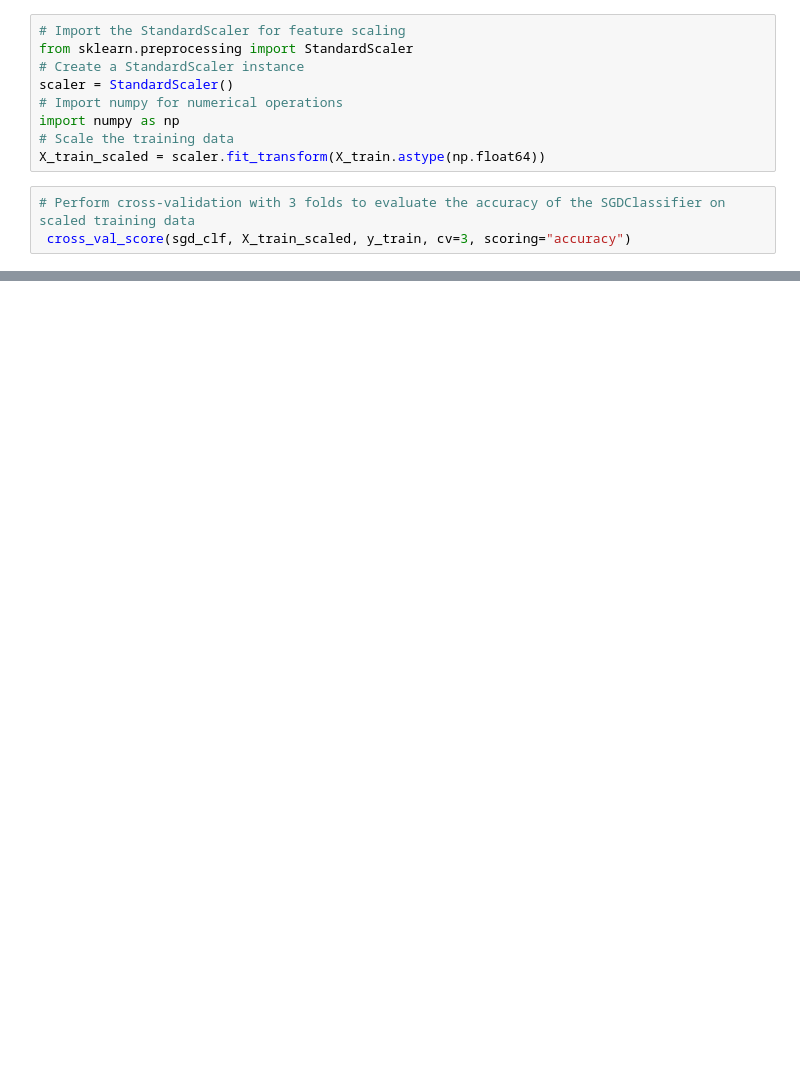
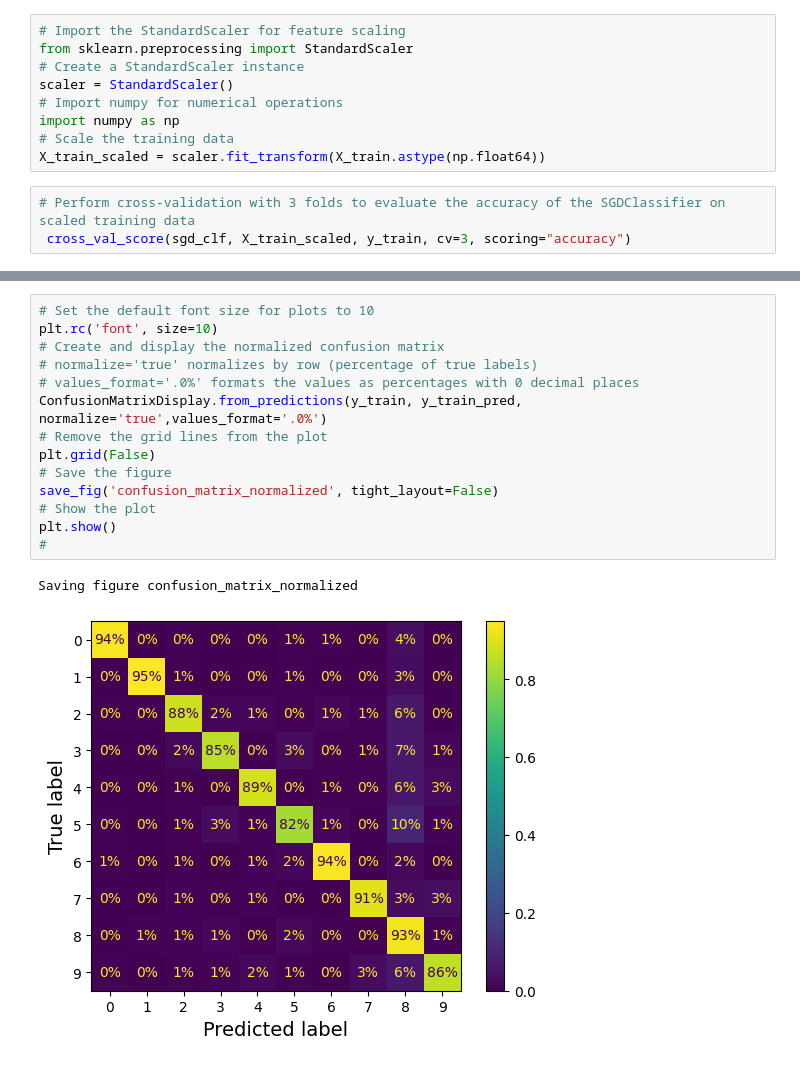
Before and after one commit to Saifullah785/hands-on-ml-notes-practice, a Jupyter notebook: Chapter_03_classification.ipynb, the cells around one changed output, grey strips where cells are left out. Drawn from its saved outputs; the diff is of its cells as text; blank space fills up the shorter version.

```diff
--- a/Chapter_03_classification.ipynb
+++ b/Chapter_03_classification.ipynb
@@ -645,0 +668,17 @@ X_train_scaled = scaler.fit_transform(X_train.astype(np.float64))
+# %%
+# Set the default font size for plots to 10
+plt.rc('font', size=10)
+# Create and display the normalized confusion matrix
+# normalize='true' normalizes by row (percentage of true labels)
+# values_format='.0%' formats the values as percentages with 0 decimal places
+ConfusionMatrixDisplay.from_predictions(y_train, y_train_pred, normalize='true',values_format='.0%')
+# Remove the grid lines from the plot
+plt.grid(False)
+# Save the figure
+save_fig('confusion_matrix_normalized', tight_layout=False)
+# Show the plot
+plt.show()
+#
+# %% [output]
+Saving figure confusion_matrix_normalized
+[figure, added]
```
Also changed, not shown: parts of 10 cells of this notebook.
